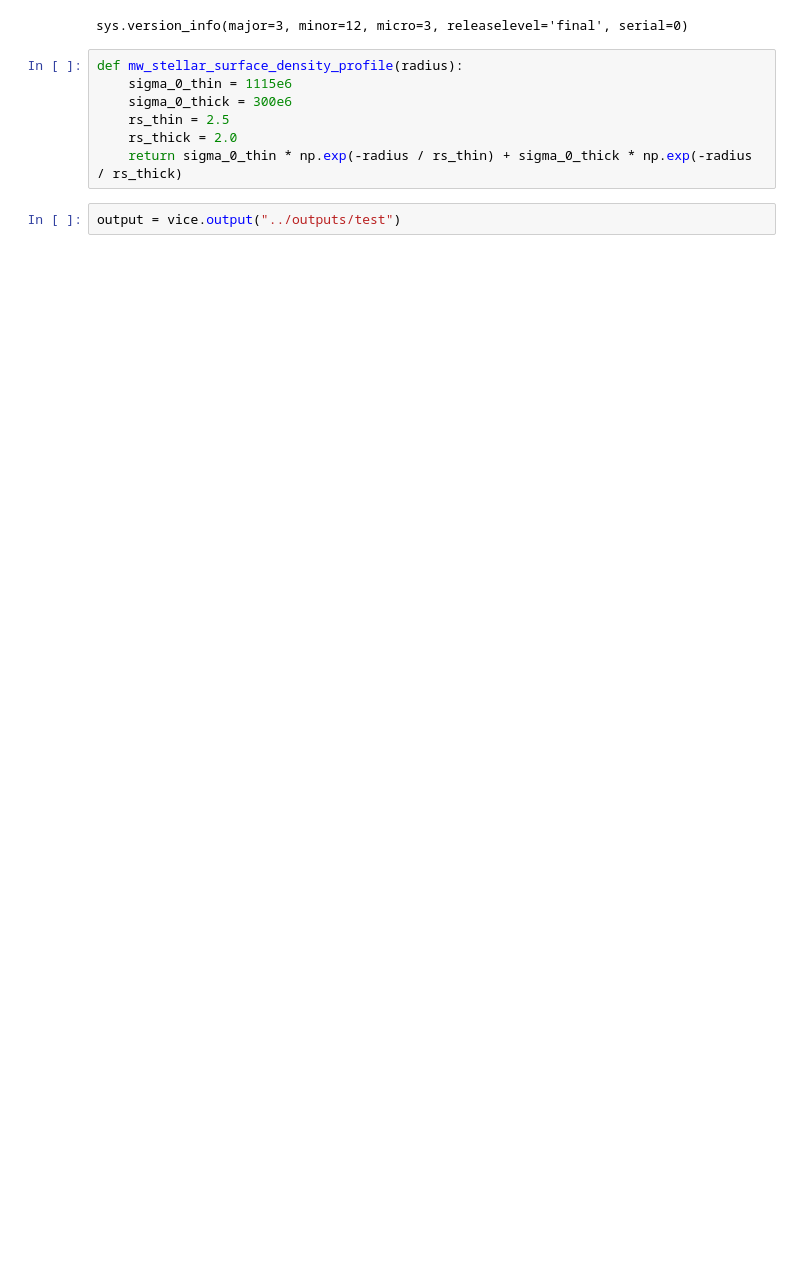
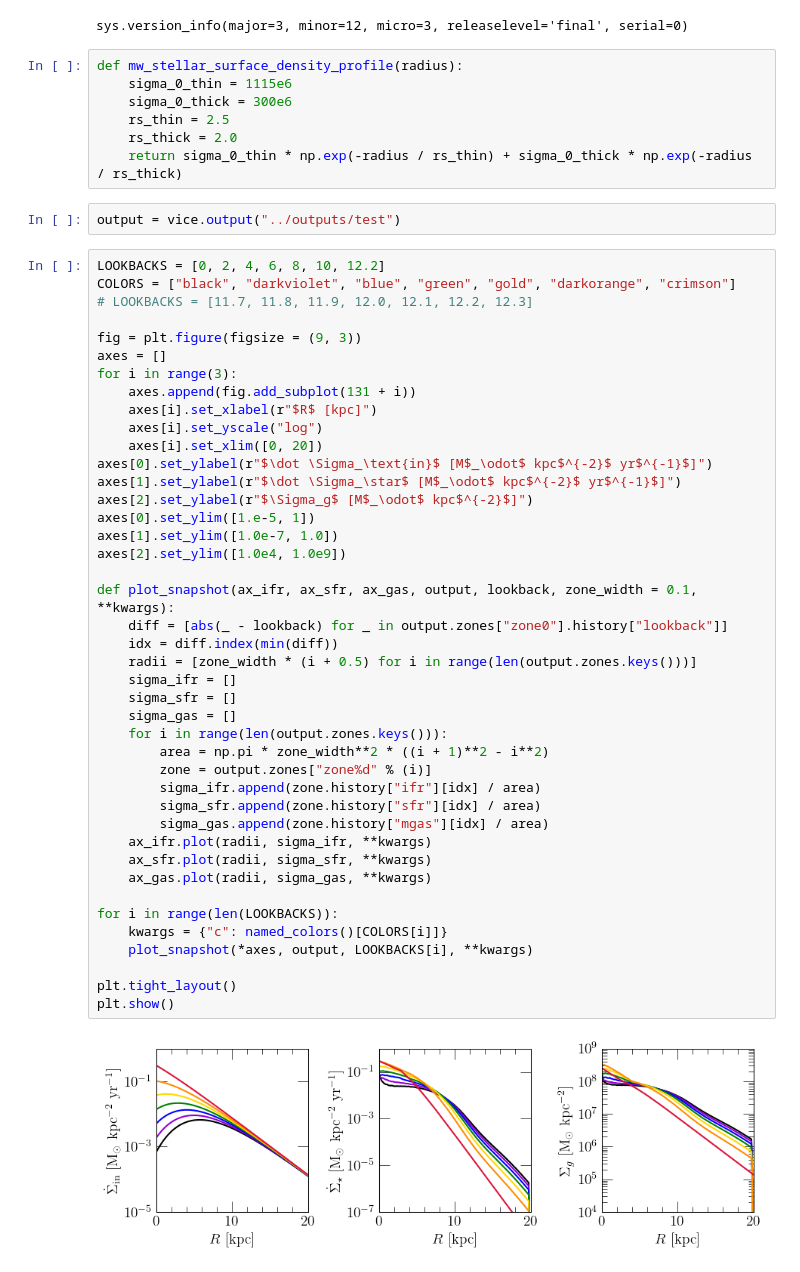
Before and after one commit to giganano/merger-flows, a Jupyter notebook: notebooks/calibration.ipynb, the cells around one changed output. Saved outputs shown, nothing was run; the diff lists cells and outputs as text; blank space fills up the shorter version.

```diff
--- a/notebooks/calibration.ipynb
+++ b/notebooks/calibration.ipynb
@@ -19,6 +19,50 @@ def mw_stellar_surface_density_profile(radius):
     return sigma_0_thin * np.exp(-radius / rs_thin) + sigma_0_thick * np.exp(-radius / rs_thick)
 # %%
 output = vice.output("../outputs/test")
+# %%
+LOOKBACKS = [0, 2, 4, 6, 8, 10, 12.2]
+COLORS = ["black", "darkviolet", "blue", "green", "gold", "darkorange", "crimson"]
+# LOOKBACKS = [11.7, 11.8, 11.9, 12.0, 12.1, 12.2, 12.3]
+
+fig = plt.figure(figsize = (9, 3))
+axes = []
+for i in range(3):
+    axes.append(fig.add_subplot(131 + i))
+    axes[i].set_xlabel(r"$R$ [kpc]")
+    axes[i].set_yscale("log")
+    axes[i].set_xlim([0, 20])
+axes[0].set_ylabel(r"$\dot \Sigma_\text{in}$ [M$_\odot$ kpc$^{-2}$ yr$^{-1}$]")
+axes[1].set_ylabel(r"$\dot \Sigma_\star$ [M$_\odot$ kpc$^{-2}$ yr$^{-1}$]")
+axes[2].set_ylabel(r"$\Sigma_g$ [M$_\odot$ kpc$^{-2}$]")
+axes[0].set_ylim([1.e-5, 1])
+axes[1].set_ylim([1.0e-7, 1.0])
+axes[2].set_ylim([1.0e4, 1.0e9])
+
+def plot_snapshot(ax_ifr, ax_sfr, ax_gas, output, lookback, zone_width = 0.1, **kwargs):
+    diff = [abs(_ - lookback) for _ in output.zones["zone0"].history["lookback"]]
+    idx = diff.index(min(diff))
+    radii = [zone_width * (i + 0.5) for i in range(len(output.zones.keys()))]
+    sigma_ifr = []
+    sigma_sfr = []
+    sigma_gas = []
+    for i in range(len(output.zones.keys())):
+        area = np.pi * zone_width**2 * ((i + 1)**2 - i**2)
+        zone = output.zones["zone%d" % (i)]
+        sigma_ifr.append(zone.history["ifr"][idx] / area)
+        sigma_sfr.append(zone.history["sfr"][idx] / area)
+        sigma_gas.append(zone.history["mgas"][idx] / area)
+    ax_ifr.plot(radii, sigma_ifr, **kwargs)
+    ax_sfr.plot(radii, sigma_sfr, **kwargs)
+    ax_gas.plot(radii, sigma_gas, **kwargs)
+
+for i in range(len(LOOKBACKS)):
+    kwargs = {"c": named_colors()[COLORS[i]]}
+    plot_snapshot(*axes, output, LOOKBACKS[i], **kwargs)
+
+plt.tight_layout()
+plt.show()
+# %% [output]
+[figure, added]
 # %%
 fig = plt.figure(figsize = (3.5, 3.5))
 ax = fig.add_subplot(111)
```
Also changed, not shown: parts of 3 cells of this notebook, 8 other files.
